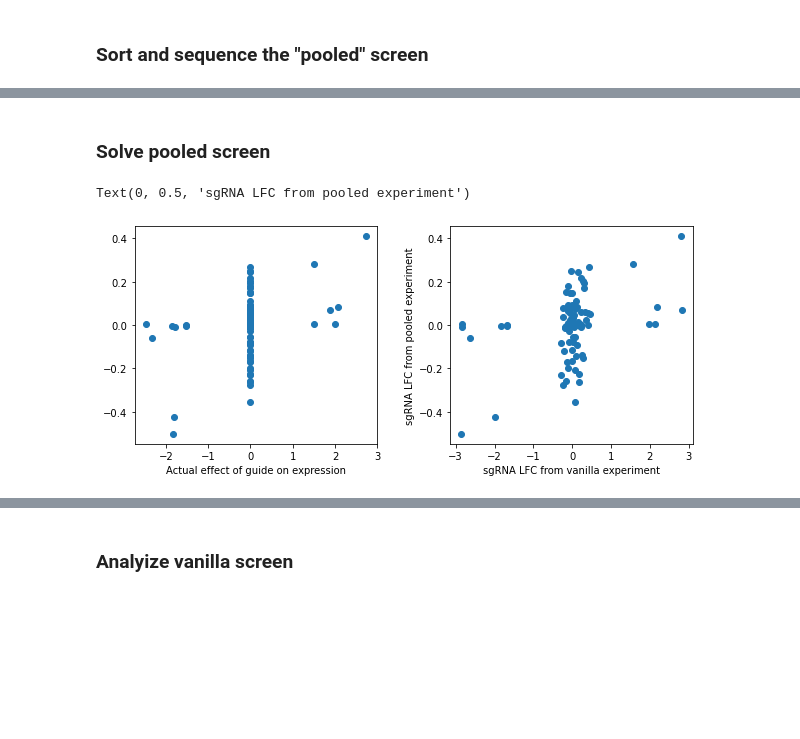
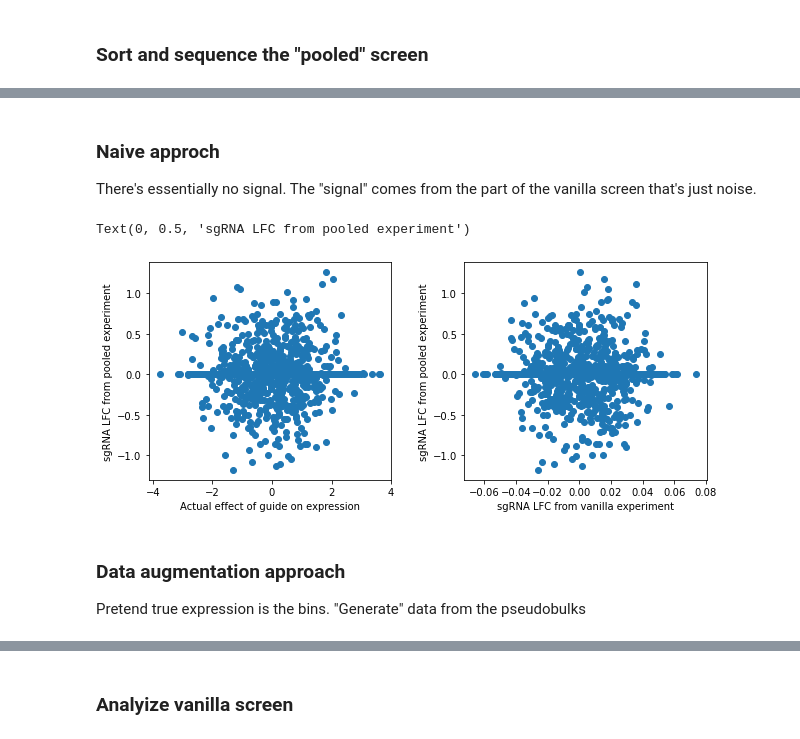
Before and after one commit to mincheoly/compressed_flow, a Jupyter notebook: simulations/screen.ipynb, the cells around one changed output, grey strips where cells are left out. Drawn from its saved outputs; the diff is of its cells as text; code cells hidden in the pictures; blank space fills up the shorter version.

Commit message:
naive doesnt work

```diff
--- a/simulations/screen.ipynb
+++ b/simulations/screen.ipynb
@@ -12,16 +14,16 @@ import scipy.sparse as sparse
 # %% [markdown]
 ### Define the experiment parameters
 # %%
-num_markers = 10
-num_measurements = 4
-num_perturb = 10
+num_markers = 100
+num_measurements = 20
+num_perturb = 50
 num_bins = 3
-num_cells = int(1e4)
+num_cells = int(1e5)
 seq_depth = 100000
 
-gates_min = np.array([-np.inf, -0.6, 0.6])
-gates_max = np.array([-0.6, 0.6, np.inf])
-bin_code = np.array([-1,0,1])
+gates_min = np.array([-np.inf, -0.6, 1])
+gates_max = np.array([-1, 0.6, np.inf])
+bin_code = np.array([-1,0, 1])
 # %% [markdown]
 ### Define the ground truth variables
 
@@ -29,7 +31,8 @@ bin_code = np.array([-1,0,1])
 - `S`: Guide assignment for single cells, `num_cells x num_perturb`
 # %%
 D = stats.norm.rvs(size=(num_perturb, num_markers))
-D[np.absolute(D) < 1.5] = 0
+D[np.absolute(D) < -0.5] = 0
+# D[np.random.choice([True, False], p=[0.9, 0.1], size=D.shape)] = 0
 S = np.zeros((num_cells, num_perturb))
 for row in range(num_cells):
     S[row, np.random.randint(num_perturb)]=1
@@ -91,3 +88,0 @@ def vanilla_fn(beta):
-# %%
-res = minimize(fun=vanilla_fn, x0=stats.norm.rvs(size=num_markers*num_perturb))
-D_hat_vanilla = res.x.reshape(num_markers, num_perturb)
@@ -137,3 +127,5 @@ for i in range(num_measurements):
 # %% [markdown]
-### Solve pooled screen
+### Naive approch
+
+There's essentially no signal. The "signal" comes from the part of the vanilla screen that's just noise.
 # %%
@@ -155,17 +141,19 @@ def pooled_fn(beta):
-# %%
-alpha=10
-res = minimize(fun=pooled_fn, x0=stats.norm.rvs(size=num_markers*num_perturb))
-D_hat_pooled = res.x.reshape(num_markers, num_perturb)
 # %%
 plt.figure(figsize=(10,4))
 plt.subplots_adjust(wspace=0.3)
 plt.subplot(1, 2, 1)
 plt.scatter(D.T.ravel(), D_hat_pooled.ravel())
 plt.xlabel('Actual effect of guide on expression')
+plt.ylabel('sgRNA LFC from pooled experiment')
+
 plt.subplot(1, 2, 2)
 plt.scatter(D_hat_vanilla.ravel(),D_hat_pooled.ravel())
 plt.xlabel('sgRNA LFC from vanilla experiment')
 plt.ylabel('sgRNA LFC from pooled experiment')
 # %% [output]
 Text(0, 0.5, 'sgRNA LFC from pooled experiment')
-[figure, old version]
+[figure, new version]
+# %% [markdown]
+### Data augmentation approach
+
+Pretend true expression is the bins. "Generate" data from the pseudobulks
```
Also changed, not shown: parts of 13 cells of this notebook.
